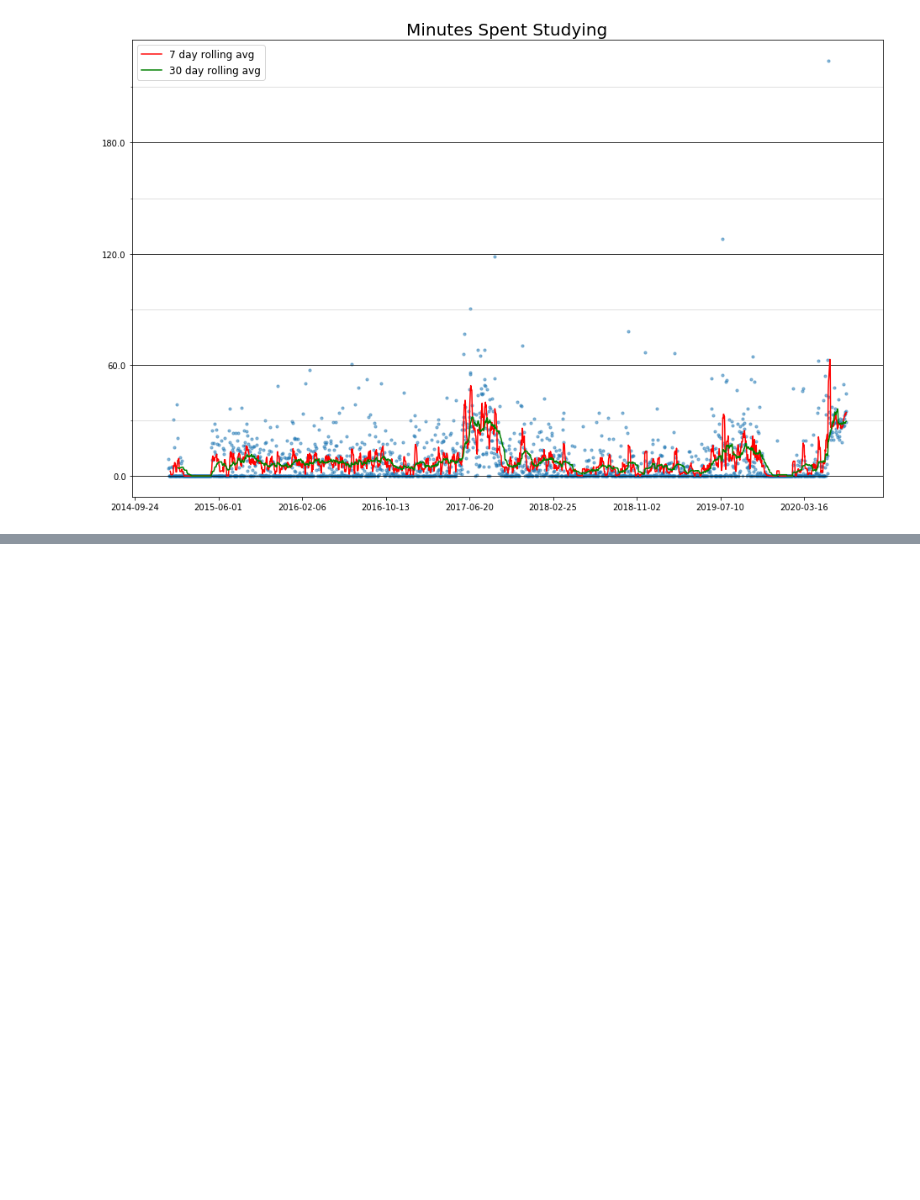
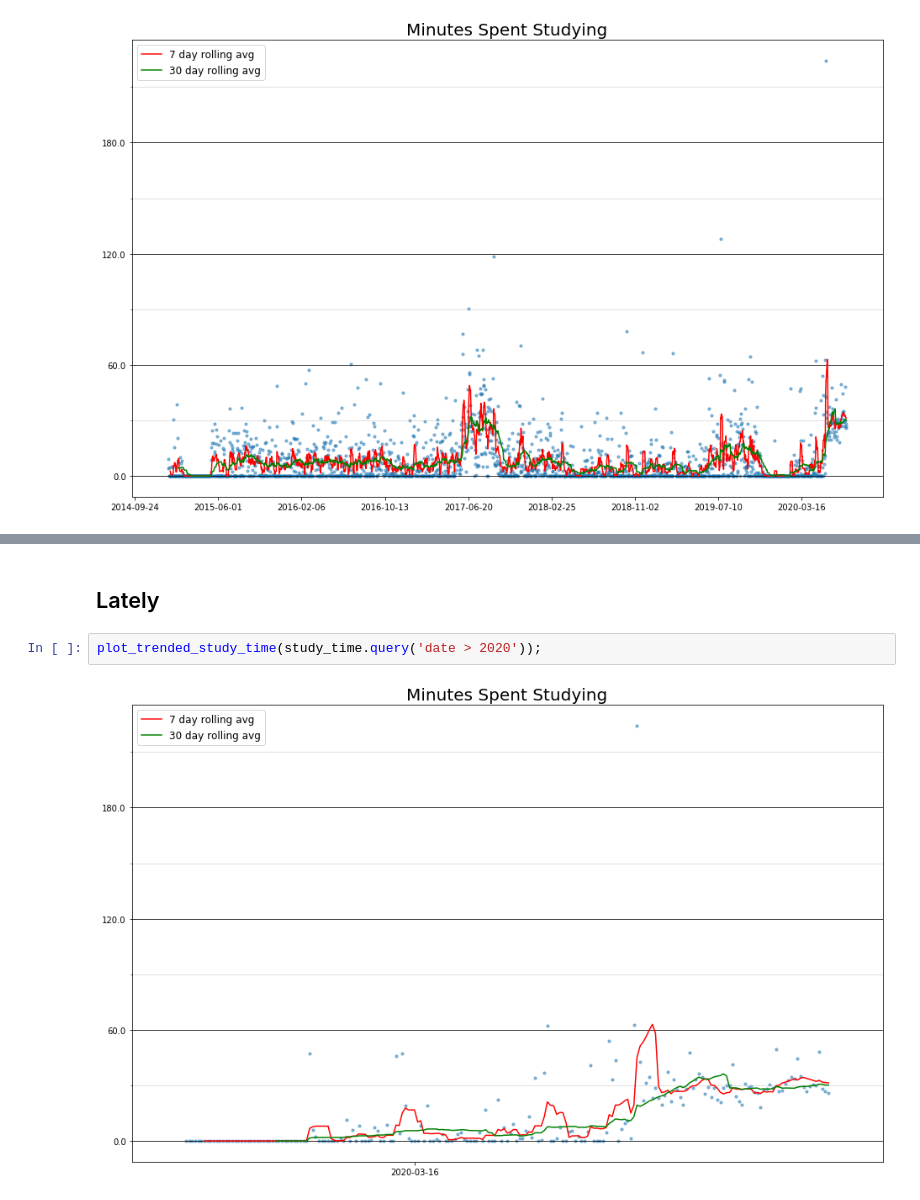
Before and after one commit to NapsterInBlue/anki_progress, a Jupyter notebook: anki_progress.ipynb, the cells around one changed output, grey strips where cells are left out. Cells and saved outputs as stored; diff of their text form; blank space fills up the shorter version.

```diff
--- a/anki_progress.ipynb
+++ b/anki_progress.ipynb
@@ -23,0 +38,6 @@ plot_card_catalog_growth(gb);
+# %% [markdown]
+## Lately
+# %%
+plot_trended_study_time(study_time.query('date > 2020'));
+# %% [output]
+[figure, added]
```
Also changed, not shown: parts of 6 cells of this notebook.
